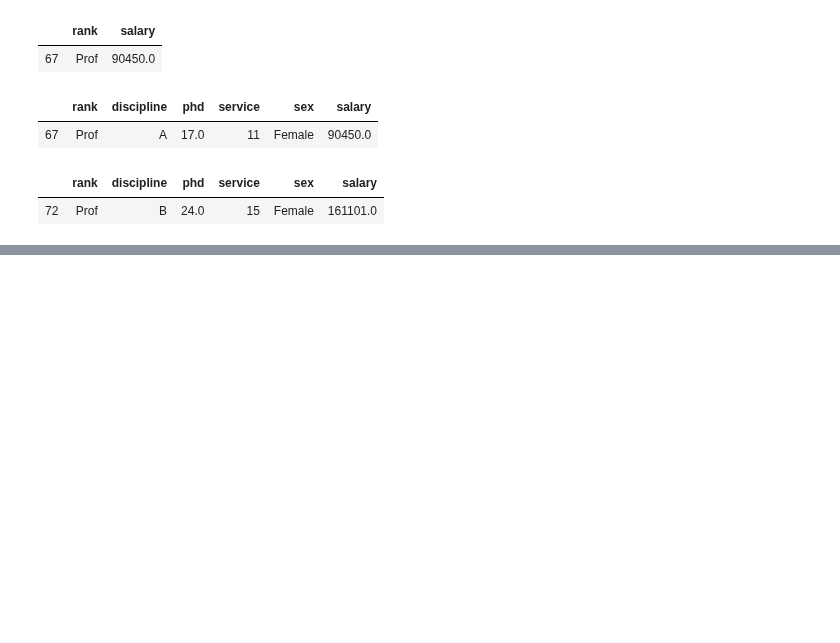
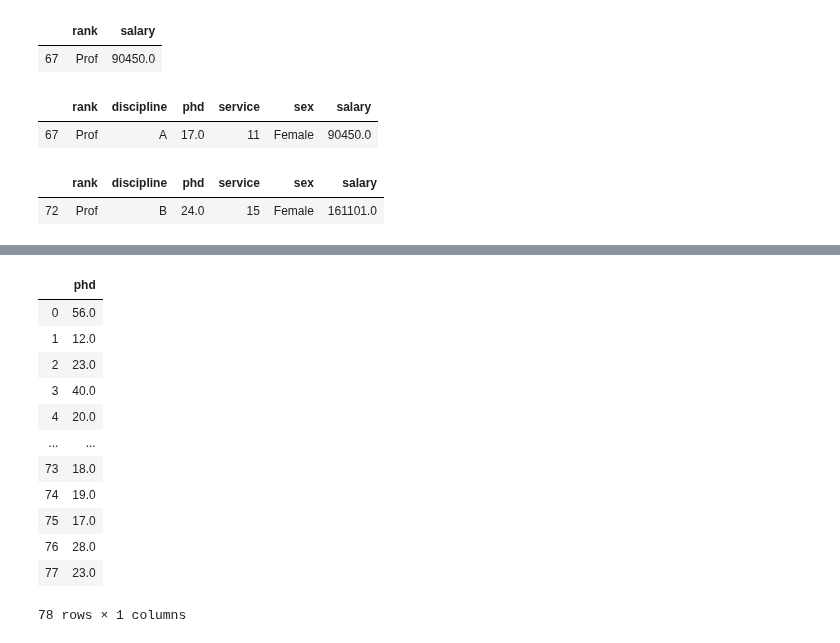
Before and after one commit to Yogendra3112/data_science, a Jupyter notebook: Pandas.ipynb, the cells around one changed output, grey strips where cells are left out. Drawn from its saved outputs; the diff is of its cells as text; code cells hidden in the pictures; blank space fills up the shorter version.

```diff
--- a/Pandas.ipynb
+++ b/Pandas.ipynb
@@ -1146,0 +1198,23 @@ df[(df['rank']=='Prof') & (df['sex']=='Female') & (df['salary']==mx[0])]
+# %%
+'''
+
+     Missing phd - should be mean of the matching service
+
+'''
+
+df['phd']=df['phd'].fillna(round(df['phd'].mean(),1))
+df[['phd']]
+# %% [output]
+|  | phd |
+| 0 | 56.0 |
+| 1 | 12.0 |
+| 2 | 23.0 |
+| 3 | 40.0 |
+| 4 | 20.0 |
+| ... | ... |
+| 73 | 18.0 |
+| 74 | 19.0 |
+| 75 | 17.0 |
+| 76 | 28.0 |
+| 77 | 23.0 |
+78 rows × 1 columns
```
Also changed, not shown: parts of 5 cells of this notebook.
